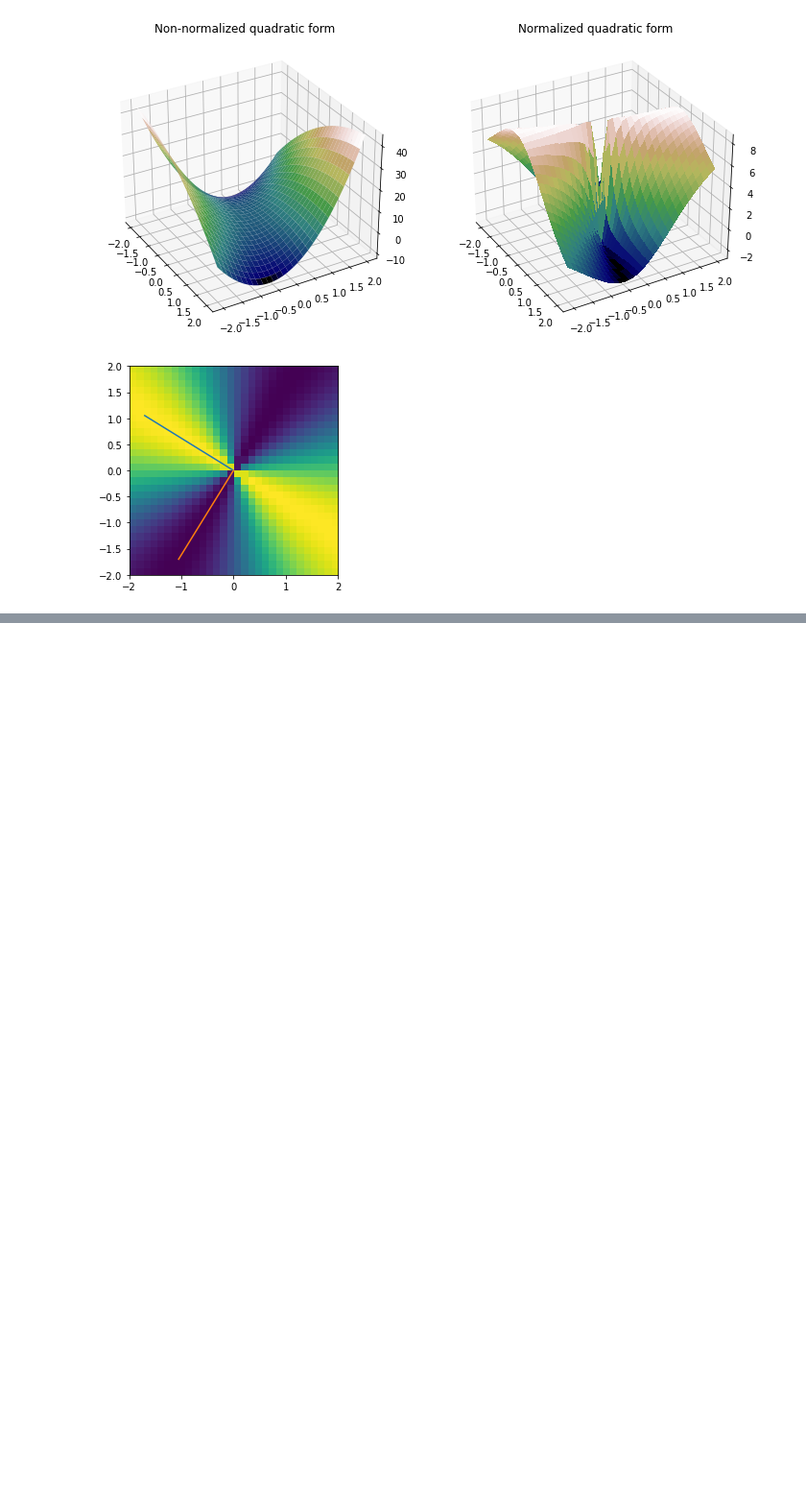
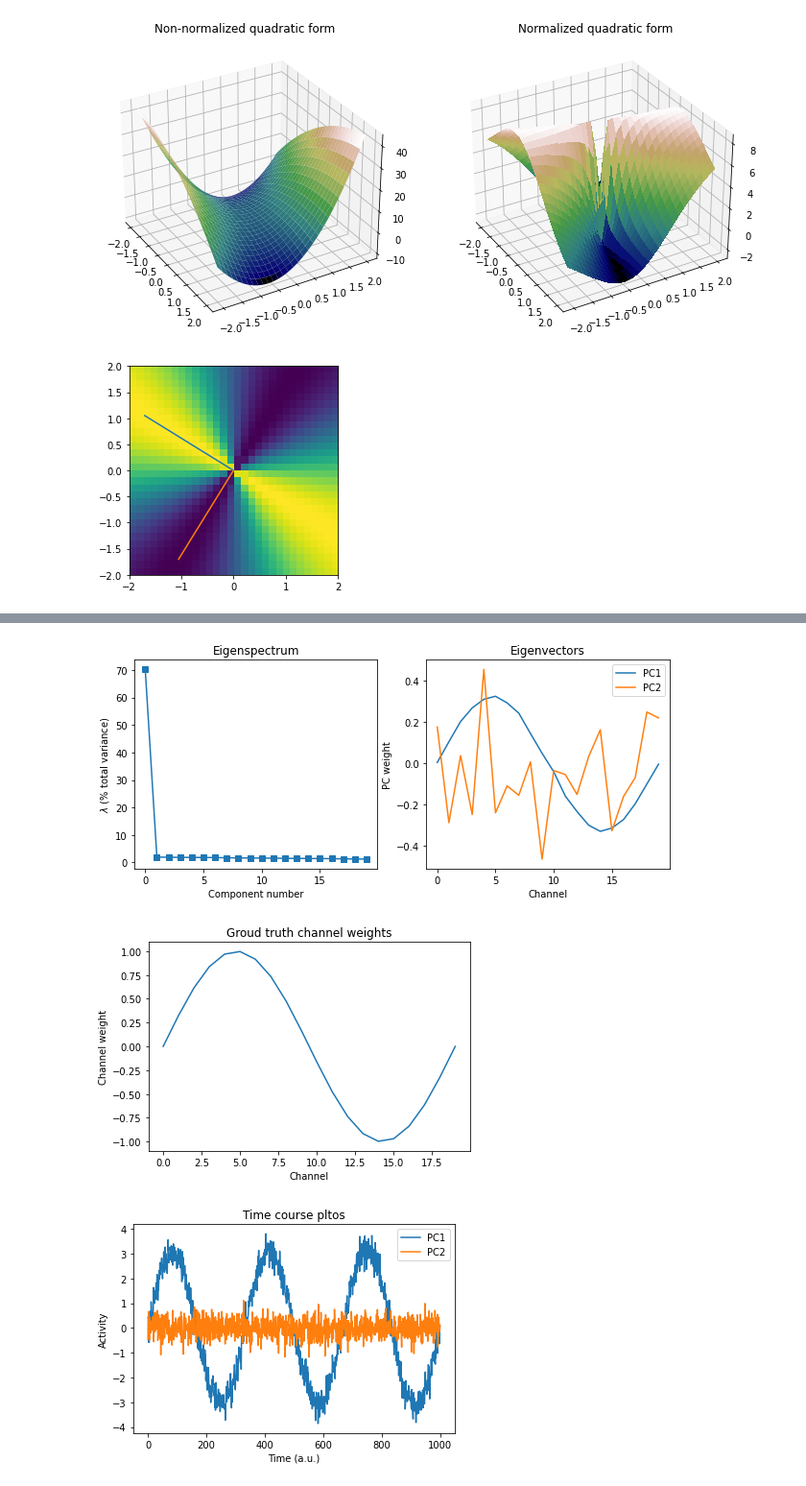
Before and after one commit to yukikitayama/machine-learning, a Jupyter notebook: math/quadratic_form.ipynb, the cells around one changed output, grey strips where cells are left out. Shown at 96% size. Saved outputs shown, nothing was run; the diff lists cells and outputs as text; code cells hidden in the pictures; blank space fills up the shorter version.

```diff
--- a/math/quadratic_form.ipynb
+++ b/math/quadratic_form.ipynb
@@ -434,0 +538,60 @@ plt.show()
+# %%
+np.random.seed(0)
+
+# Principal component analysis
+evals, evecs = np.linalg.eig(covmat)
+
+# Sort eigenvalues and eigenvectors
+idx = np.argsort(evals)[::-1]
+evals = np.real(evals[idx])
+evecs = evecs[:, idx]
+
+# Convert eigenvalues into percent variance explained
+evals = 100 * evals / np.sum(evals)
+
+# Compute component time series
+r = 2
+comp_time_series = evecs[:, :r].T @ data
+
+# Visualize
+fig = plt.subplots(121, figsize=(10, 4))
+
+# Eigenvalues
+plt.subplot(121)
+plt.plot(evals, 's-')
+plt.xlabel('Component number')
+plt.ylabel('$\lambda$ (% total variance)')
+plt.title('Eigenspectrum')
+
+# Principal components
+plt.subplot(122)
+plt.plot(evecs[:, 0], label='PC1')
+plt.plot(evecs[:, 1], label='PC2')
+plt.xlabel('Channel')
+plt.ylabel('PC weight')
+plt.title('Eigenvectors')
+plt.legend()
+
+plt.show()
+
+# Original channel modulator
+plt.plot(chanrel)
+plt.xlabel('Channel')
+plt.ylabel('Channel weight')
+plt.title('Groud truth channel weights')
+
+plt.show()
+
+# Component time series
+plt.plot(comp_time_series[0, :], label='PC1')
+plt.plot(comp_time_series[1, :], label='PC2')
+plt.xlabel('Time (a.u.)')
+plt.ylabel('Activity')
+plt.legend()
+plt.title('Time course pltos')
+
+plt.show()
+# %% [output]
+[figure, added]
+[figure, added]
+[figure, added]
```
Also changed, not shown: parts of 6 cells of this notebook, 3 other files.
